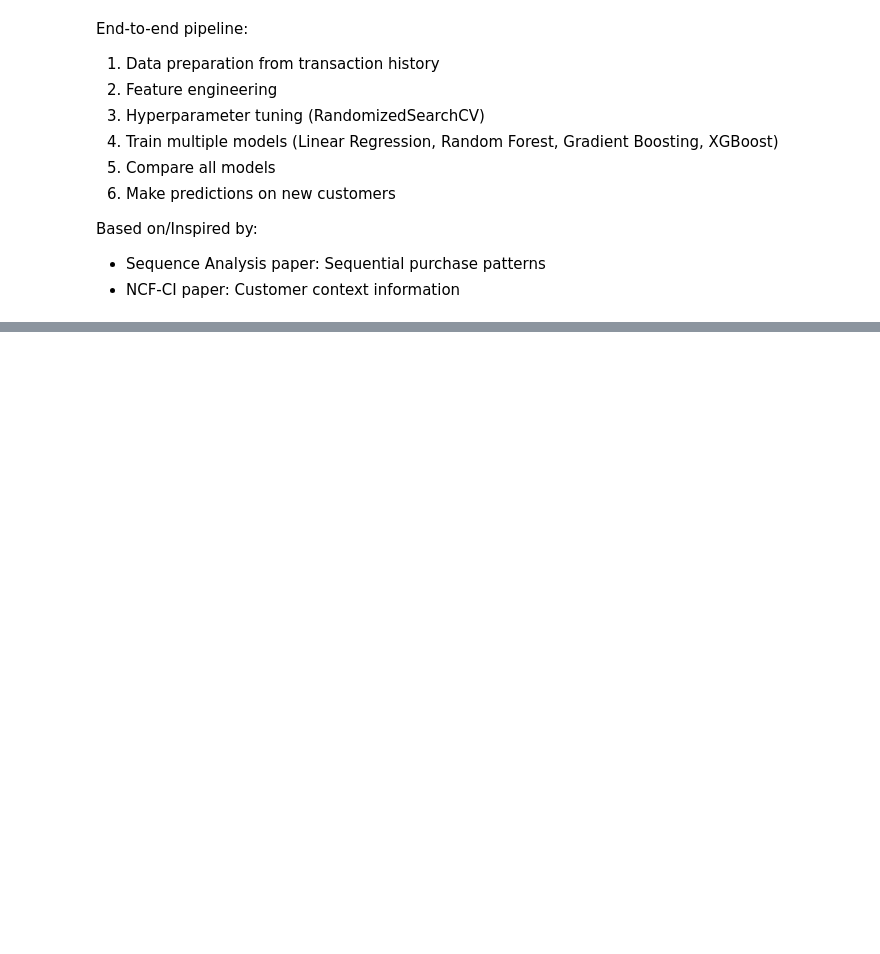
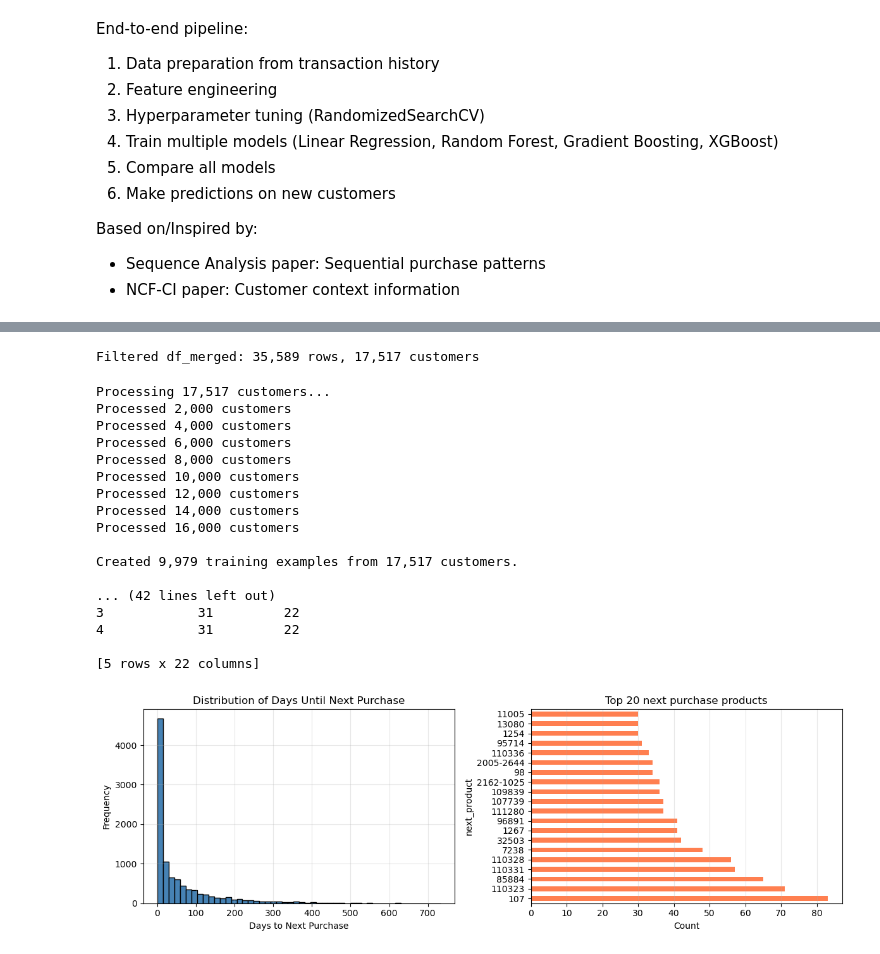
Before and after one commit to asingh49-cmd/ML_Recommendation_System_Project, a Jupyter notebook: prediction_model.ipynb, the cells around one changed output, grey strips where cells are left out. Saved outputs shown, nothing was run; the diff lists cells and outputs as text; code cells hidden in the pictures; blank space fills up the shorter version.

Commit message:
Updated model product predictions working

```diff
--- a/prediction_model.ipynb
+++ b/prediction_model.ipynb
@@ -167,7 +183,9 @@ def prepare_next_purchase_data(df, rfm_context, min_purchases=2):
             days_to_next = (next_purchase_date - current_purchase_date).days
 
             # Next purchase category
-            next_category = next_txns['category'].iloc[0]
+            next_product = next_txns['product_id'].iloc[0]
+            next_avg_consumption = next_txns['avg_consumption_days'].iloc[0]
+            next_consumption_bucket = next_txns['consumption_bucket'].iloc[0]
 
             # Historical features (RFM-like metrics from history only)
             # frequency now counts orders, not items
@@ -181,6 +199,14 @@ def prepare_next_purchase_data(df, rfm_context, min_purchases=2):
             top_category = category_counts.idxmax()
             category_concentration = category_counts.max() / len(historical_txns)
 
+            # Product affinity
+            product_counts = historical_txns['product_id'].value_counts()
+            top_product = product_counts.idxmax()
+            product_concentration = product_counts.max() / len(historical_txns)
+
+            # Avg consumption days from history (how quickly this customer burns through products)
+            hist_avg_consumption = historical_txns['avg_consumption_days'].mean()
+
             # Get customer context from RFM
             customer_context = rfm_context[rfm_context['customer_id'] == customer_id]
 
@@ -192,14 +218,19 @@ def prepare_next_purchase_data(df, rfm_context, min_purchases=2):
                 'observation_date': current_purchase_date.date(),
                 'next_purchase_date': next_purchase_date.date(),
                 'days_to_next_purchase': days_to_next,
-                'next_category': next_category,
+                'next_product': next_product,
+                'next_avg_consumption_days': next_avg_consumption,
+                'next_consumption_bucket': next_consumption_bucket,
                 # Historical RFM features
                 'hist_frequency': hist_frequency,
                 'hist_monetary': hist_monetary,
                 'hist_avg_order': hist_avg_order,
                 'hist_days_active': hist_days_active,
+                'hist_top_category': top_category,
                 'category_concentration': category_concentration,
-                'top_historical_category': top_category,
+                'hist_product_concentration': product_concentration,
+                'top_historical_product': top_product,
+                'hist_avg_consumption_days': hist_avg_consumption,
                 # Customer context
                 'rfm_segment': customer_context['segment'].values[0],
                 'kmeans_cluster': customer_context['kmeans_cluster'].values[0],
@@ -778,6 +832,7 @@ df_merged = load_and_merge_data(
     orders_path='data/clean_orders.csv',
     products_path='data/clean_products.csv'
 )
+df_merged['purchase_date'] = pd.to_datetime(df_merged['purchase_date'])
 
 print("\nData loaded and merged successfully!")
 print(f"\nDataset shape: {df_merged.shape}")
@@ -857,33 +913,55 @@ Warning: 13511 customers not in RFM data
+# %%
+# RFM registered users filter in the merged dataset
+rfm_customer_ids = set(rfm_registered['customer_id'])
+df_merged_filtered = df_merged[df_merged['customer_id'].isin(rfm_customer_ids)].copy()
+print(f"Filtered df_merged: {len(df_merged_filtered):,} rows, {df_merged_filtered['customer_id'].nunique():,} customers")
+# %% [output]
+Filtered df_merged: 35,589 rows, 17,517 customers
 # %%
 # Training Data Preparation
-training_df = prepare_next_purchase_data(
-    df=df_merged,
-    rfm_context=rfm_registered,
-    min_purchases=2
-)
+training_df = prepare_next_purchase_data(df=df_merged_filtered, rfm_context=rfm_registered, min_purchases=2)
 
 # Display the result
 print(f"\nTraining data prepared: {len(training_df):,} training examples")
 print(f"\nTraining data structure:")
 print(training_df.head())
 
 # Visualize the distribution
 plt.figure(figsize=(12, 4))
 
 plt.subplot(1, 2, 1)
 plt.hist(training_df['days_to_next_purchase'], bins=50, color='steelblue', edgecolor='black')
 plt.xlabel('Days to Next Purchase')
 plt.ylabel('Frequency')
 plt.title('Distribution of Days Until Next Purchase')
 plt.grid(alpha=0.3)
 
 plt.subplot(1, 2, 2)
-training_df['next_category'].value_counts().plot(kind='barh', color='coral')
+training_df['next_product'].value_counts().head(20).plot(kind='barh', color='coral')
 plt.xlabel('Count')
-plt.title('Next Purchase Category Distribution')
+plt.title('Top 20 next purchase products')
 plt.grid(alpha=0.3, axis='x')
 
 plt.tight_layout()
 plt.show()
+# %% [output]
+Processing 17,517 customers...
+Processed 2,000 customers
+Processed 4,000 customers
+Processed 6,000 customers
+Processed 8,000 customers
+Processed 10,000 customers
+Processed 12,000 customers
+Processed 14,000 customers
+Processed 16,000 customers
+
+Created 9,979 training examples from 17,517 customers.
+
+... (42 lines left out)
+3            31         22
+4            31         22
+
+[5 rows x 22 columns]
+[figure, added]
 # %%
 # Feature Engineering
```
Also changed, not shown: parts of 16 cells of this notebook.
